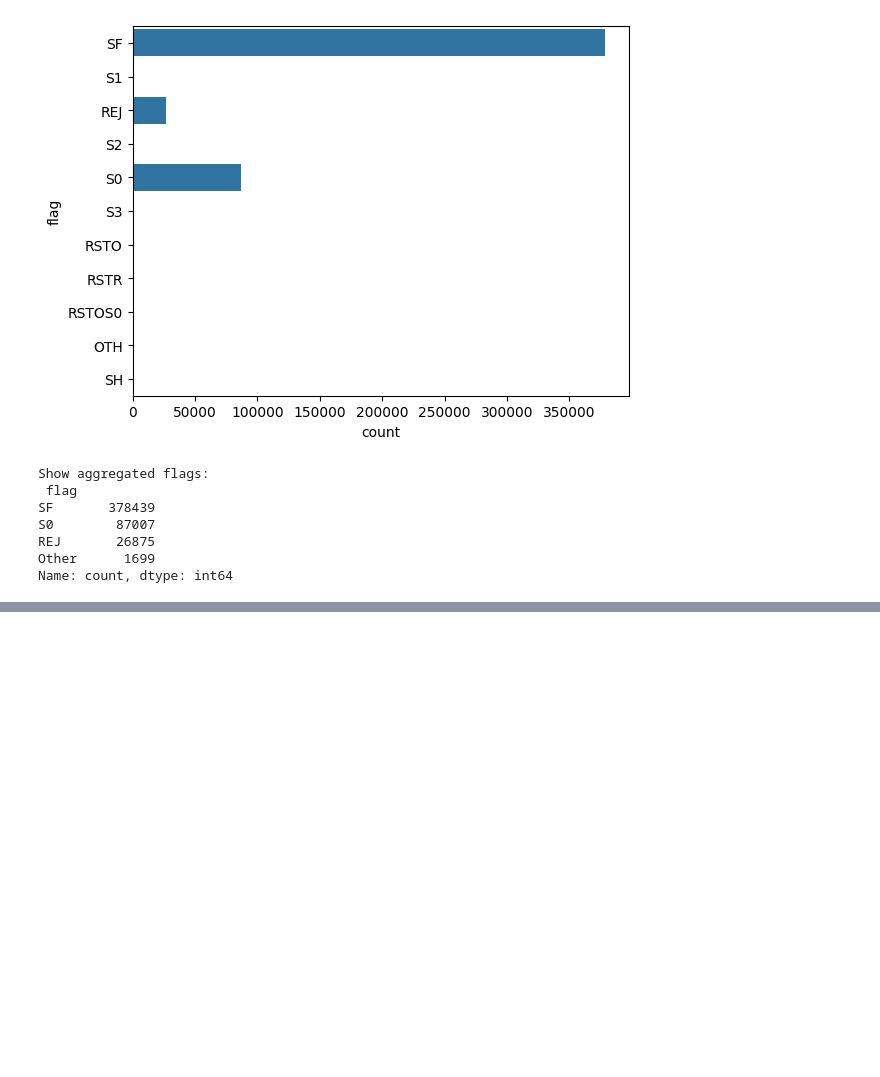
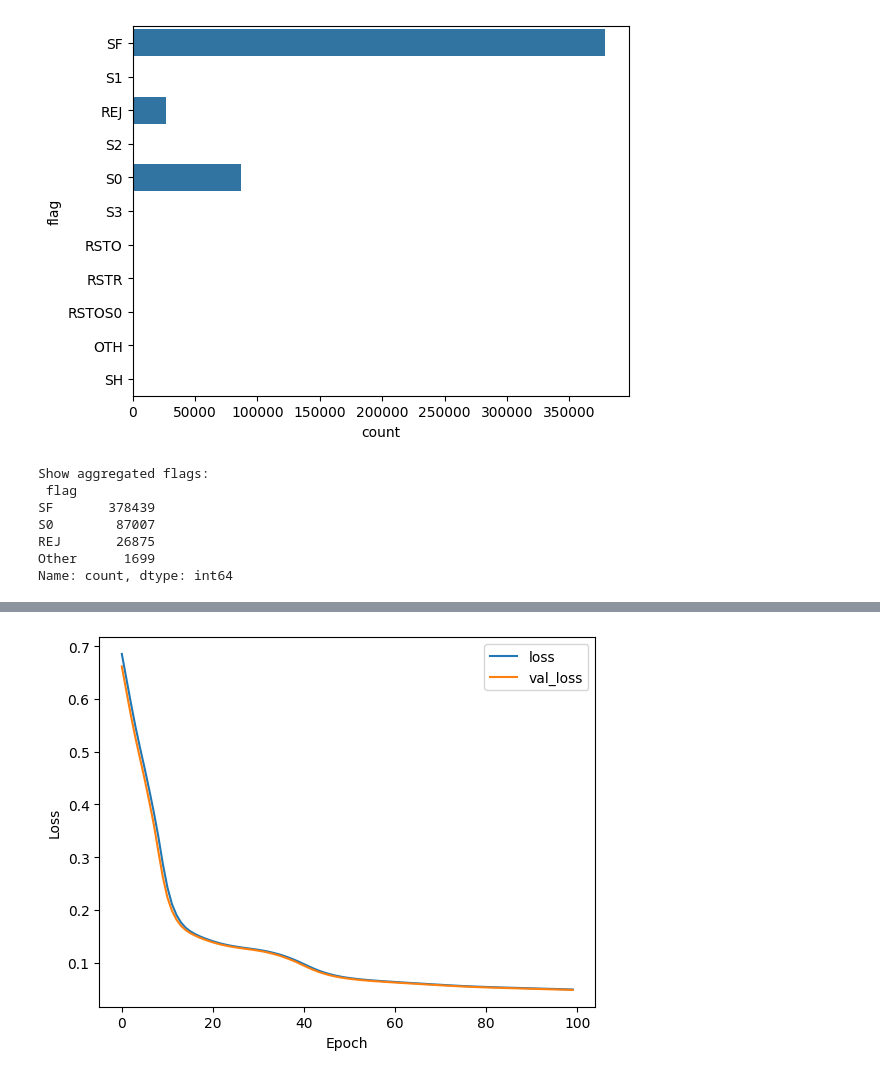
Before and after one commit to jancewicz/PJATK---Artificial-Intelligence-Postgraduate-Studies-, a Jupyter notebook: keras/pawel_jancewicz_pr8_2026/network_traffic/network_traffic.ipynb, the cells around one changed output, grey strips where cells are left out. Cells and saved outputs as stored; diff of their text form; code cells hidden in the pictures; blank space fills up the shorter version.

Commit message:
end of exercise - network traffic

```diff
--- a/keras/pawel_jancewicz_pr8_2026/network_traffic/network_traffic.ipynb
+++ b/keras/pawel_jancewicz_pr8_2026/network_traffic/network_traffic.ipynb
@@ -245,0 +299,12 @@ X_test_anom = X_test_anom.drop(["outcome"], axis=1)
+# %%
+scaler = MinMaxScaler()
+
+X_train_combined = np.concatenate([X_train_normal, X_train_anom])
+
+scaler.fit(X_train_combined)
+
+X_train_normal = scaler.transform(X_train_normal)
+X_train_anom = scaler.transform(X_train_anom)
+
+X_test_normal = scaler.transform(X_test_normal)
+X_test_anom = scaler.transform(X_test_anom)
@@ -245,0 +383,7 @@ X_test_anom = X_test_anom.drop(["outcome"], axis=1)
+# %%
+autoencoder = keras.Model(input, decoder(encoder(input)), name='Autoencoder')
+
+lr = 1e-5
+opt = keras.optimizers.RMSprop(learning_rate=lr)
+autoencoder.compile(optimizer=opt, loss='binary_crossentropy')
+autoencoder.summary()
@@ -245,0 +404,18 @@ X_test_anom = X_test_anom.drop(["outcome"], axis=1)
+# %%
+# Zadanie 6
+
+# Start training
+n_epochs = 100
+batch_size = 256
+
+# Fit only normal traffic training data, so model learns how to recreate it properly.
+# Then compute recreation error to distinct anomalies from normal traffic based on specific threshold.
+fit = autoencoder.fit(
+    X_train_normal, X_train_normal,
+    epochs=n_epochs,
+    batch_size=batch_size,
+    validation_data=(X_test_normal, X_test_normal),
+    callbacks=[
+        keras.callbacks.EarlyStopping(monitor='val_loss', patience=10, restore_best_weights=True),
+    ]
+)
@@ -245,0 +442,10 @@ X_test_anom = X_test_anom.drop(["outcome"], axis=1)
+# %%
+# Display training on the plot
+plt.plot(fit.history['loss'], label='loss')
+plt.plot(fit.history['val_loss'], label='val_loss')
+plt.xlabel("Epoch")
+plt.ylabel('Loss')
+plt.legend()
+plt.show()
+# %% [output]
+[figure, added]
```
Also changed, not shown: parts of 17 cells of this notebook.
